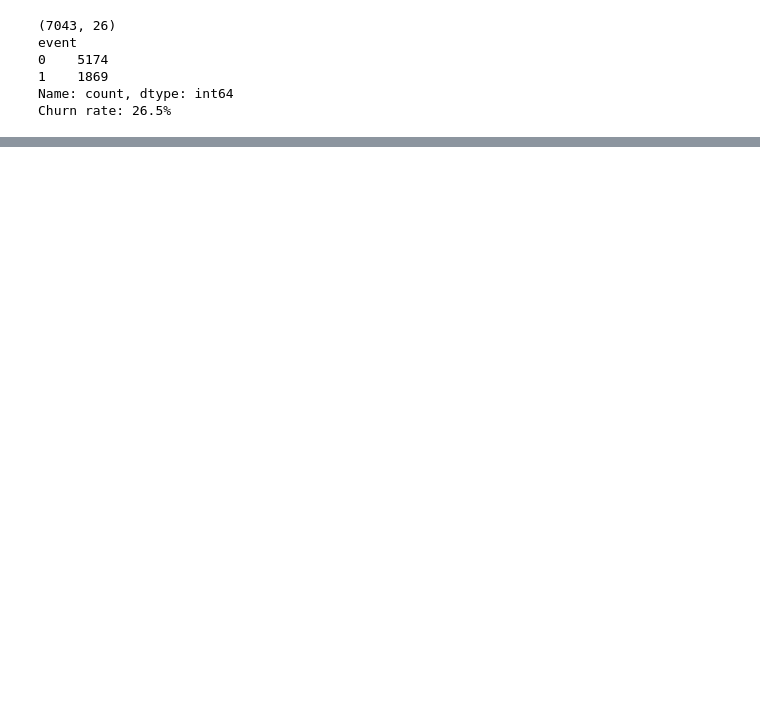
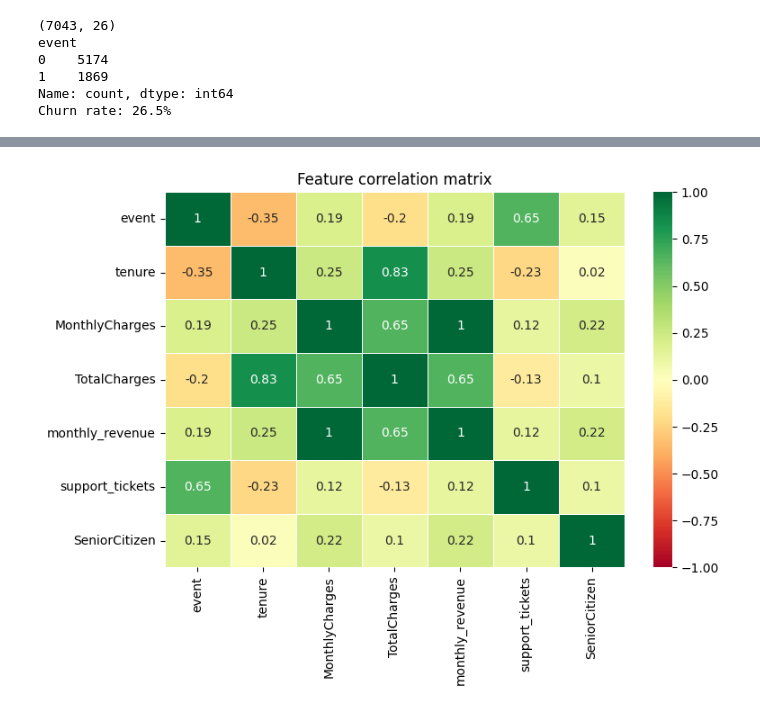
Before and after one commit to ps-priyankit/SaaS-churn-deep-dive-with-survival-analysis, a Jupyter notebook: notebooks/02_eda.ipynb, the cells around one changed output, grey strips where cells are left out. Saved outputs shown, nothing was run; the diff lists cells and outputs as text; code cells hidden in the pictures; blank space fills up the shorter version.

```diff
--- a/notebooks/02_eda.ipynb
+++ b/notebooks/02_eda.ipynb
@@ -61,0 +128,17 @@ Passing `palette` without assigning `hue` is deprecated and will be removed in v
+# %%
+# Correlation heatmap
+corr_cols = ['event','tenure','MonthlyCharges','TotalCharges',
+             'monthly_revenue','support_tickets','SeniorCitizen']
+
+df_corr = df[corr_cols].copy()
+df_corr['SeniorCitizen'] = (df_corr['SeniorCitizen'] == 'Yes').astype(int)
+
+plt.figure(figsize=(8,6))
+sns.heatmap(df_corr.corr().round(2), annot=True, cmap='RdYlGn',
+            linewidths=0.5, vmin=-1, vmax=1)
+plt.title('Feature correlation matrix')
+plt.tight_layout()
+plt.savefig('../outputs/charts/correlation_matrix.png', dpi=150, bbox_inches='tight')
+plt.show()
+# %% [output]
+[figure, added]
```
Also changed, not shown: parts of 5 cells of this notebook, 11 other files.
